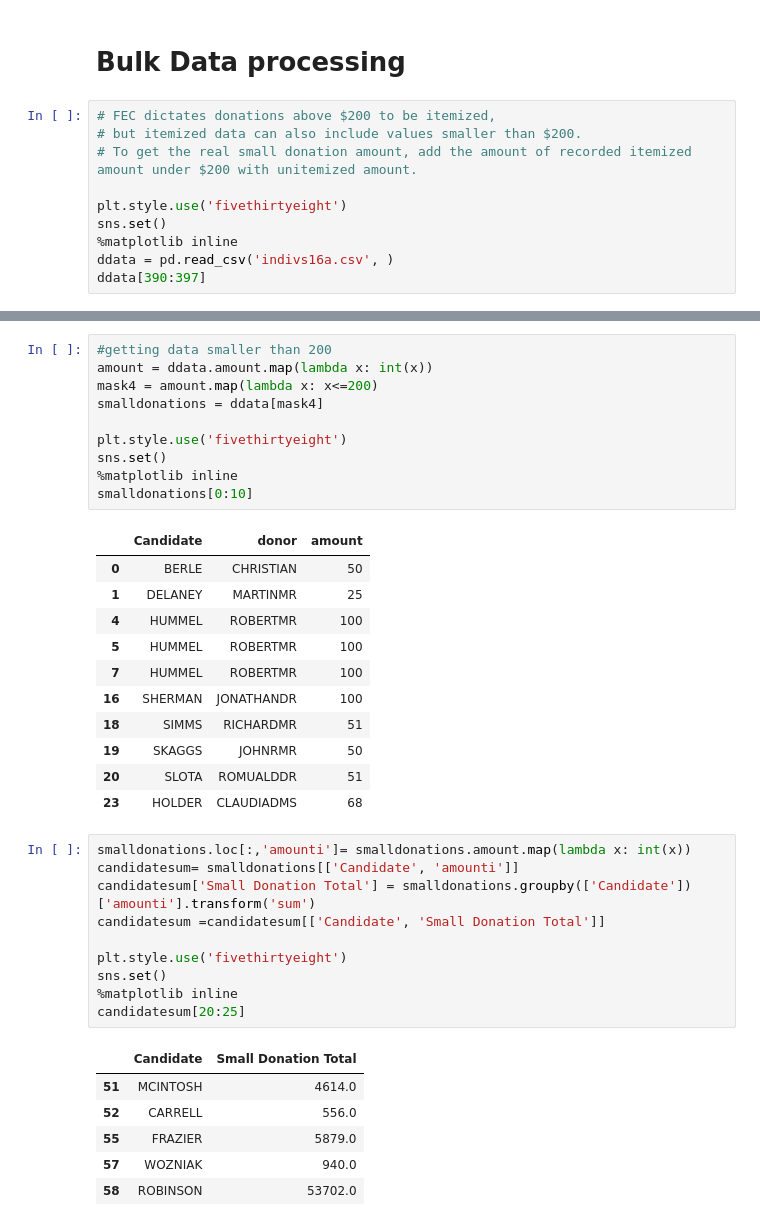
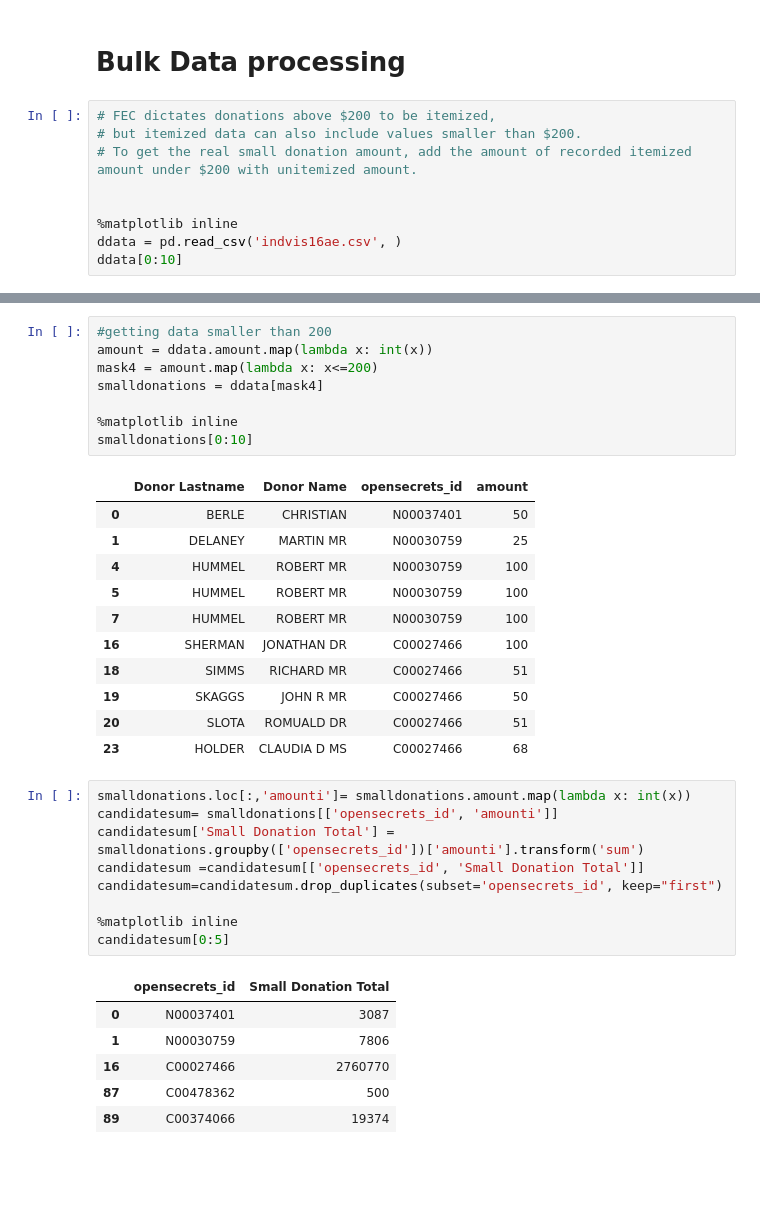
Before and after one commit to PoliticalComputerScience/CampaignFinance, a Jupyter notebook: PolarityVSmallDonations/Cvp.ipynb, the cells around one changed output, grey strips where cells are left out. Drawn from its saved outputs; the diff is of its cells as text; blank space fills up the shorter version.

```diff
--- a/PolarityVSmallDonations/Cvp.ipynb
+++ b/PolarityVSmallDonations/Cvp.ipynb
@@ -44,9 +44,8 @@ ndata[1:10]
 # but itemized data can also include values smaller than $200.
 # To get the real small donation amount, add the amount of recorded itemized amount under $200 with unitemized amount.
 
-plt.style.use('fivethirtyeight')
-sns.set()
+
 %matplotlib inline
-ddata = pd.read_csv('indivs16a.csv', )
-ddata[390:397]
+ddata = pd.read_csv('indvis16ae.csv', )
+ddata[0:10]
 # %% [output]
@@ -81,39 +82,36 @@ ddata[390:397]
 # %%
 #getting data smaller than 200
 amount = ddata.amount.map(lambda x: int(x))
 mask4 = amount.map(lambda x: x<=200)
 smalldonations = ddata[mask4]
 
-plt.style.use('fivethirtyeight')
-sns.set()
 %matplotlib inline
 smalldonations[0:10]
 # %% [output]
-|  | Candidate | donor | amount |
-| 0 | BERLE | CHRISTIAN | 50 |
-| 1 | DELANEY | MARTINMR | 25 |
-| 4 | HUMMEL | ROBERTMR | 100 |
-| 5 | HUMMEL | ROBERTMR | 100 |
-| 7 | HUMMEL | ROBERTMR | 100 |
-| 16 | SHERMAN | JONATHANDR | 100 |
-| 18 | SIMMS | RICHARDMR | 51 |
-| 19 | SKAGGS | JOHNRMR | 50 |
-| 20 | SLOTA | ROMUALDDR | 51 |
-| 23 | HOLDER | CLAUDIADMS | 68 |
+|  | Donor Lastname | Donor Name | opensecrets_id | amount |
+| 0 | BERLE | CHRISTIAN | N00037401 | 50 |
+| 1 | DELANEY | MARTIN MR | N00030759 | 25 |
+| 4 | HUMMEL | ROBERT MR | N00030759 | 100 |
+| 5 | HUMMEL | ROBERT MR | N00030759 | 100 |
+| 7 | HUMMEL | ROBERT MR | N00030759 | 100 |
+| 16 | SHERMAN | JONATHAN DR | C00027466 | 100 |
+| 18 | SIMMS | RICHARD MR | C00027466 | 51 |
+| 19 | SKAGGS | JOHN R MR | C00027466 | 50 |
+| 20 | SLOTA | ROMUALD DR | C00027466 | 51 |
+| 23 | HOLDER | CLAUDIA D MS | C00027466 | 68 |
 # %%
 smalldonations.loc[:,'amounti']= smalldonations.amount.map(lambda x: int(x))
-candidatesum= smalldonations[['Candidate', 'amounti']]
-candidatesum['Small Donation Total'] = smalldonations.groupby(['Candidate'])['amounti'].transform('sum')
-candidatesum =candidatesum[['Candidate', 'Small Donation Total']]
+candidatesum= smalldonations[['opensecrets_id', 'amounti']]
+candidatesum['Small Donation Total'] = smalldonations.groupby(['opensecrets_id'])['amounti'].transform('sum')
+candidatesum =candidatesum[['opensecrets_id', 'Small Donation Total']]
+candidatesum=candidatesum.drop_duplicates(subset='opensecrets_id', keep="first")
 
-plt.style.use('fivethirtyeight')
-sns.set()
 %matplotlib inline
-candidatesum[20:25]
+candidatesum[0:5]
 # %% [output]
-|  | Candidate | Small Donation Total |
-| 51 | MCINTOSH | 4614.0 |
-| 52 | CARRELL | 556.0 |
-| 55 | FRAZIER | 5879.0 |
-| 57 | WOZNIAK | 940.0 |
-| 58 | ROBINSON | 53702.0 |
+|  | opensecrets_id | Small Donation Total |
+| 0 | N00037401 | 3087 |
+| 1 | N00030759 | 7806 |
+| 16 | C00027466 | 2760770 |
+| 87 | C00478362 | 500 |
+| 89 | C00374066 | 19374 |
```
Also changed, not shown: parts of 7 cells of this notebook, 5 other files.
